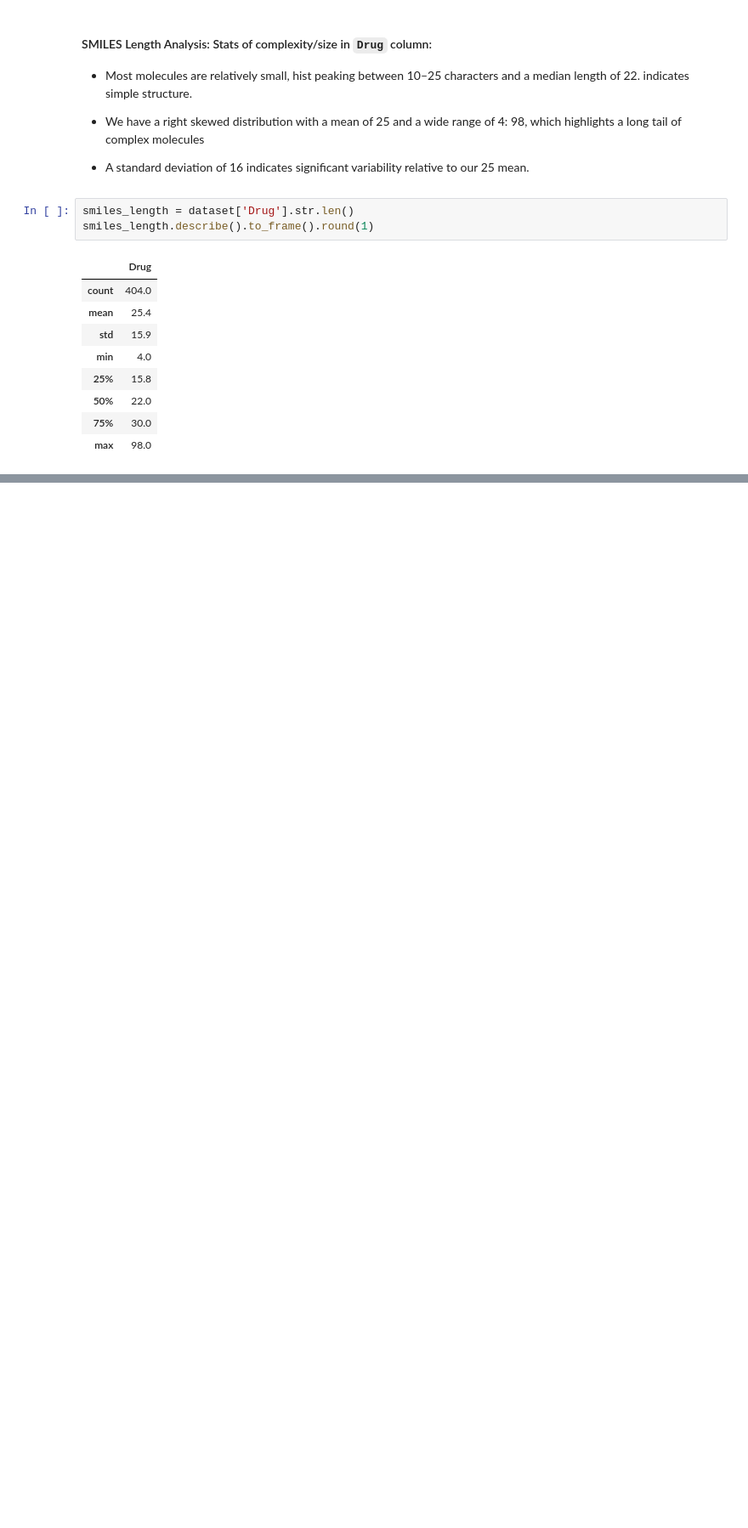
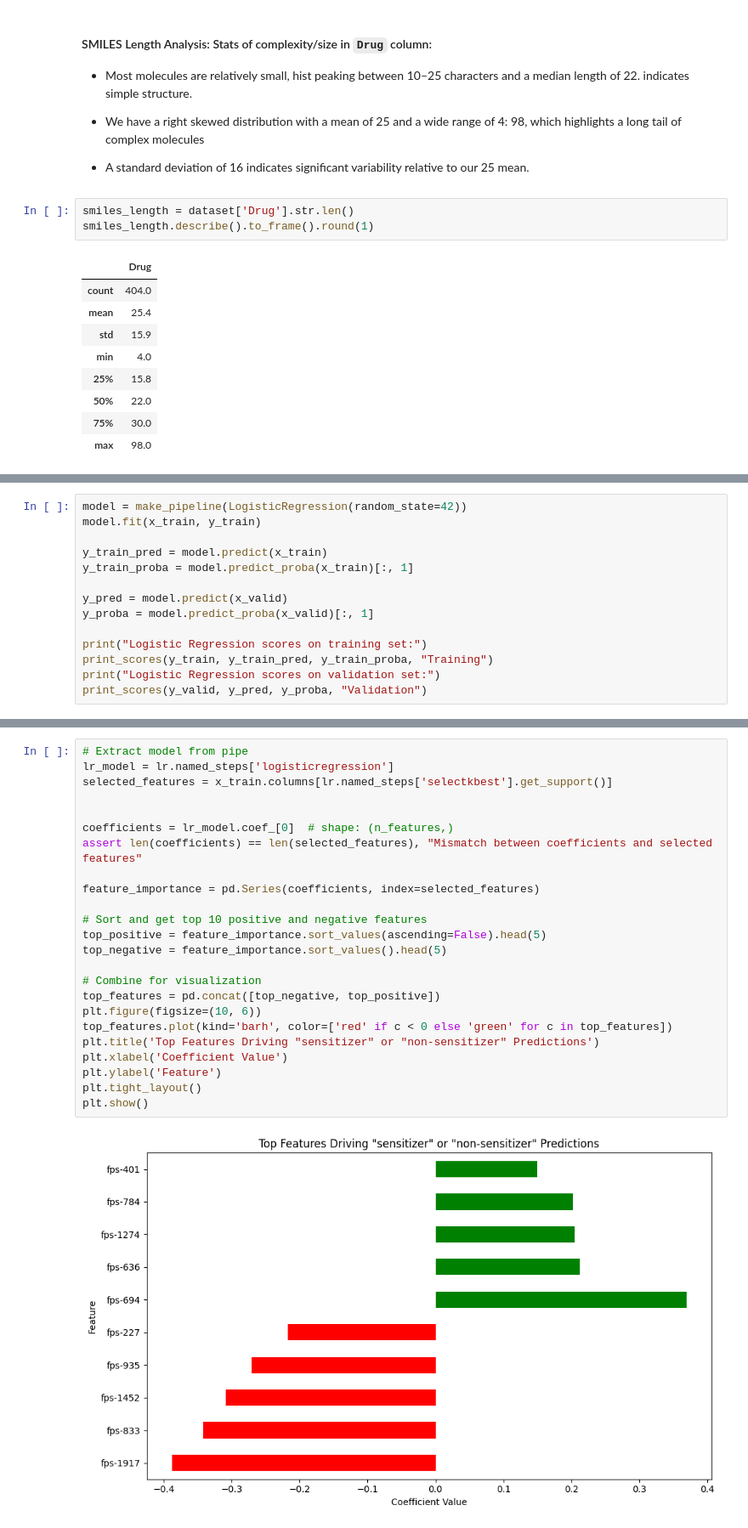
Before and after one commit to OmarAI2003/outreachy-contributions, a Jupyter notebook: notebooks/Data_preparation.ipynb, the cells around one changed output, grey strips where cells are left out. Shown: that part at 85% size. Saved outputs shown, nothing was run; the diff lists cells and outputs as text; blank space fills up the shorter version.

Commit message:
Completing last part of the project the modeling part: Created 3 diffrent models

```diff
--- a/notebooks/Data_preparation.ipynb
+++ b/notebooks/Data_preparation.ipynb
@@ -171,0 +282,14 @@ plt.show()
+# %%
+model = make_pipeline(LogisticRegression(random_state=42))
+model.fit(x_train, y_train)
+
+y_train_pred = model.predict(x_train)
+y_train_proba = model.predict_proba(x_train)[:, 1]
+
+y_pred = model.predict(x_valid)
+y_proba = model.predict_proba(x_valid)[:, 1]
+
+print("Logistic Regression scores on training set:")
+print_scores(y_train, y_train_pred, y_train_proba, "Training")
+print("Logistic Regression scores on validation set:")
+print_scores(y_valid, y_pred, y_proba, "Validation")
@@ -171,0 +395,26 @@ plt.show()
+# %%
+# Extract model from pipe
+lr_model = lr.named_steps['logisticregression']
+selected_features = x_train.columns[lr.named_steps['selectkbest'].get_support()]
+
+
+coefficients = lr_model.coef_[0]  # shape: (n_features,)
+assert len(coefficients) == len(selected_features), "Mismatch between coefficients and selected features"
+
+feature_importance = pd.Series(coefficients, index=selected_features)
+
+# Sort and get top 10 positive and negative features
+top_positive = feature_importance.sort_values(ascending=False).head(5)
+top_negative = feature_importance.sort_values().head(5)
+
+# Combine for visualization
+top_features = pd.concat([top_negative, top_positive])
+plt.figure(figsize=(10, 6))
+top_features.plot(kind='barh', color=['red' if c < 0 else 'green' for c in top_features])
+plt.title('Top Features Driving "sensitizer" or "non-sensitizer" Predictions')
+plt.xlabel('Coefficient Value')
+plt.ylabel('Feature')
+plt.tight_layout()
+plt.show()
+# %% [output]
+[figure, added]
```
Also changed, not shown: parts of 55 cells of this notebook.
